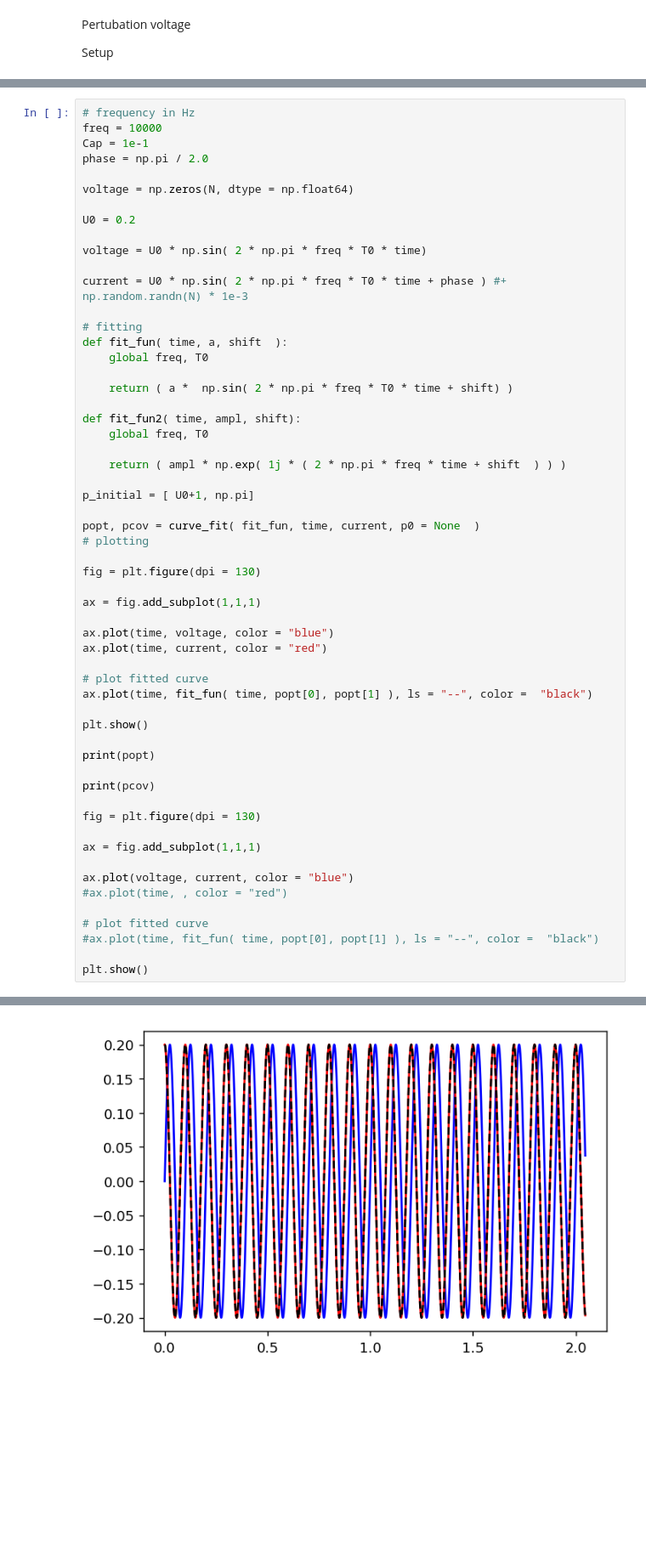
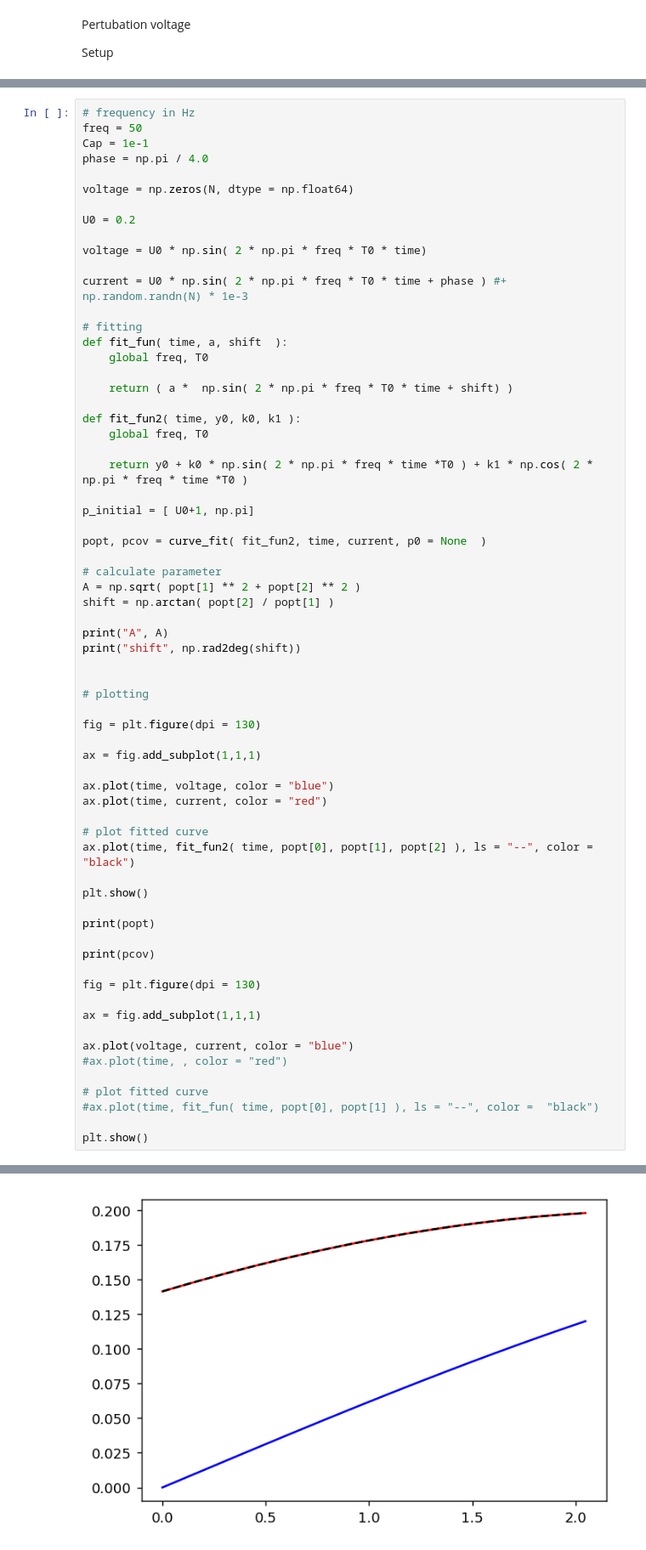
Before and after one commit to flgu/masterthesis, a Jupyter notebook: test_environment/test_notebooks/small_freq.ipynb, the cells around one changed output, grey strips where cells are left out. Shown at 85% size. Saved outputs shown, nothing was run; the diff lists cells and outputs as text; blank space fills up the shorter version.

```diff
--- a/test_environment/test_notebooks/small_freq.ipynb
+++ b/test_environment/test_notebooks/small_freq.ipynb
@@ -35,8 +38,8 @@ Number of Points 2048
 # %%
 # frequency in Hz
-freq = 10000
+freq = 50
 Cap = 1e-1
-phase = np.pi / 2.0
+phase = np.pi / 4.0
 
 voltage = np.zeros(N, dtype = np.float64)
 
@@ -52,14 +55,23 @@ def fit_fun( time, a, shift  ):
 
     return ( a *  np.sin( 2 * np.pi * freq * T0 * time + shift) )
 
-def fit_fun2( time, ampl, shift):
+def fit_fun2( time, y0, k0, k1 ):
     global freq, T0
 
-    return ( ampl * np.exp( 1j * ( 2 * np.pi * freq * time + shift  ) ) )
+    return y0 + k0 * np.sin( 2 * np.pi * freq * time *T0 ) + k1 * np.cos( 2 * np.pi * freq * time *T0 )
 
 p_initial = [ U0+1, np.pi]
 
-popt, pcov = curve_fit( fit_fun, time, current, p0 = None  )
+popt, pcov = curve_fit( fit_fun2, time, current, p0 = None  )
+
+# calculate parameter
+A = np.sqrt( popt[1] ** 2 + popt[2] ** 2 )
+shift = np.arctan( popt[2] / popt[1] )
+
+print("A", A)
+print("shift", np.rad2deg(shift))
+
+
 # plotting
 
 fig = plt.figure(dpi = 130)
@@ -70,7 +82,7 @@ ax.plot(time, voltage, color = "blue")
 ax.plot(time, current, color = "red")
 
 # plot fitted curve
-ax.plot(time, fit_fun( time, popt[0], popt[1] ), ls = "--", color =  "black")
+ax.plot(time, fit_fun2( time, popt[0], popt[1], popt[2] ), ls = "--", color =  "black")
 
 plt.show()
 
@@ -93 +107 @@ plt.show()
-[figure, old version]
+[figure, new version]
```
Also changed, not shown: parts of 3 cells of this notebook, 9 other files.
